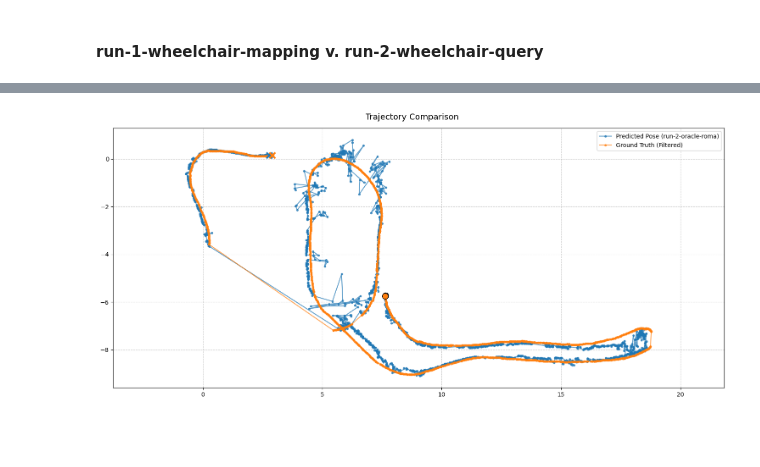
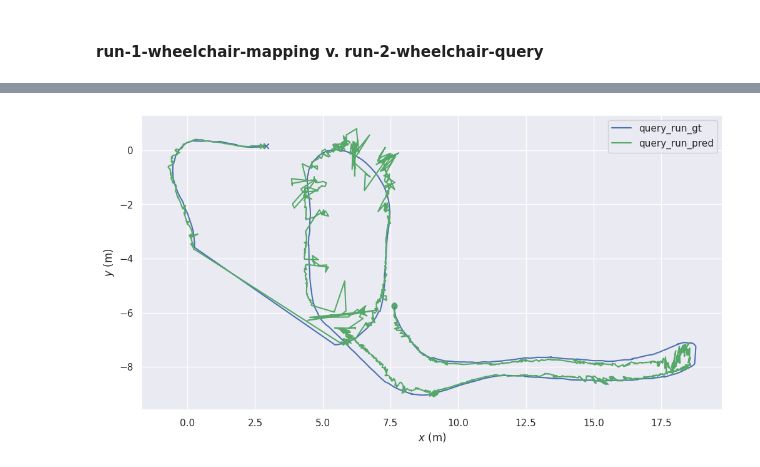
Before and after one commit to Aeshaa-Mehta/mapfreePoseEstimation, a Jupyter notebook: vizualisation/results.ipynb, the cells around one changed output, grey strips where cells are left out. Drawn from its saved outputs; the diff is of its cells as text; code cells hidden in the pictures; blank space fills up the shorter version.

```diff
--- a/vizualisation/results.ipynb
+++ b/vizualisation/results.ipynb
@@ -4,3 +4,23 @@ import matplotlib.pyplot as plt
 from pathlib import Path
 
 %matplotlib inline
+
+from evo.tools import log
+log.configure_logging(verbose=False, debug=False, silent=False)
+
+import pprint
+import numpy as np
+
+from evo.tools import plot
+import matplotlib.pyplot as plt
+
+# temporarily override some package settings
+from evo.tools.settings import SETTINGS
+SETTINGS.plot_usetex = False
+
+plot.apply_settings(SETTINGS)
+%matplotlib inline
+
+from evo.tools import file_interface
+from evo.core import metrics
+from evo.core.units import Unit
@@ -96,19 +46,62 @@ plot_trajectories(
 # %%
-# 1. Define your paths
+from tqdm import tqdm
+
+
 EXP_NAME = "run-2-oracle-roma"
 BASE_PATH = Path("../../../../../../scratch/dynrecon/exps")
 
-# 2. Group the files you want to compare
-files_to_plot = {
-    f"Predicted Pose ({EXP_NAME})": BASE_PATH / f"pred_trajectory_tum/{EXP_NAME}.txt",
-    # "Retrieved Frame (Reference)": BASE_PATH / f"retrieved_trajectory_tum/{EXP_NAME}.txt",
-    "Ground Truth": "../../../../../../scratch/toponavgroup/indoor-topo-loc/datasets/rrc-lab-data/wheelchair-runs-20241220/run-2-wheelchair-query/poses_camera_tum.txt"
+retrieved_ref_poses_file = BASE_PATH / f"retrieved_trajectory_tum/{EXP_NAME}.txt"
+pred_poses_file_tum = BASE_PATH / f"pred_trajectory_tum/{EXP_NAME}.txt"
+retrieval_data = np.loadtxt(retrieved_ref_poses_file, delimiter=' ')
+query_data = np.loadtxt(query_gt_file, delimiter=' ')
+
+# Lists to store filtered poses
+retrieved_ref_poses = []
+filtered_query_poses = []
+
+valid_query_indices = retrieval_data[:, 0]
+
+for query_pose in tqdm(query_data):
+    query_idx = int(query_pose[0])
+
+    # Check if this query index exists in our retrieval results
+    if query_idx in valid_query_indices:
+        match_idx = np.where(retrieval_data[:, 0] == query_idx)[0][0]
+        query_retrieval = retrieval_data[match_idx]
+
+        # [timestamp, tx, ty, tz, qx, qy, qz, qw]
+        retrieved_ref_poses.append(query_retrieval)
+        filtered_query_poses.append(query_pose)
+
+# Convert lists to numpy arrays
+retrieved_ref_poses = np.array(retrieved_ref_poses)
+filtered_query_poses = np.array(filtered_query_poses)
+# write poses to file in tum format with timestamps as index
+def write_tum_poses(file_path, poses):
+    with open(file_path, 'w') as f:
+        # simply write the poses as they are
+        for pose in poses:
+            f.write(" ".join(map(str, pose)) + "\n")
+
+retrieved_ref_poses_file = BASE_PATH / f"retrieved_trajectory_tum/{EXP_NAME}.txt"
+filtered_query_poses_file = BASE_PATH / f"filtered_query_poses_tum/{EXP_NAME}.txt"
+
+write_tum_poses(retrieved_ref_poses_file, retrieved_ref_poses)
+write_tum_poses(filtered_query_poses_file, filtered_query_poses)
+
+print(f"Retrieved ref poses: {len(retrieved_ref_poses)}")
+
+tum_retrieved = file_interface.read_tum_trajectory_file(retrieved_ref_poses_file)
+tum_query_gt = file_interface.read_tum_trajectory_file(filtered_query_poses_file)
+tum_query_pred = file_interface.read_tum_trajectory_file(pred_poses_file_tum)
+
+fig = plt.figure(figsize=(10, 20))
+traj_by_label = {
+    # "tum_retrieved": tum_retrieved,
+    "query_run_gt": tum_query_gt,
+    "query_run_pred": tum_query_pred,
 }
 
-# 3. Call the function
-plot_trajectories(
-    files_to_plot,
-    plane='xy',
-    apply_filter=True
-)
+plot.trajectories(fig, traj_by_label, plot.PlotMode.xy, plot_start_end_markers=True)
+plt.show()
 # %% [output]
@@ -115 +109 @@ plot_trajectories(
-[figure, old version]
+[figure, new version]
```
Also changed, not shown: parts of 7 cells of this notebook, 1 other file.
